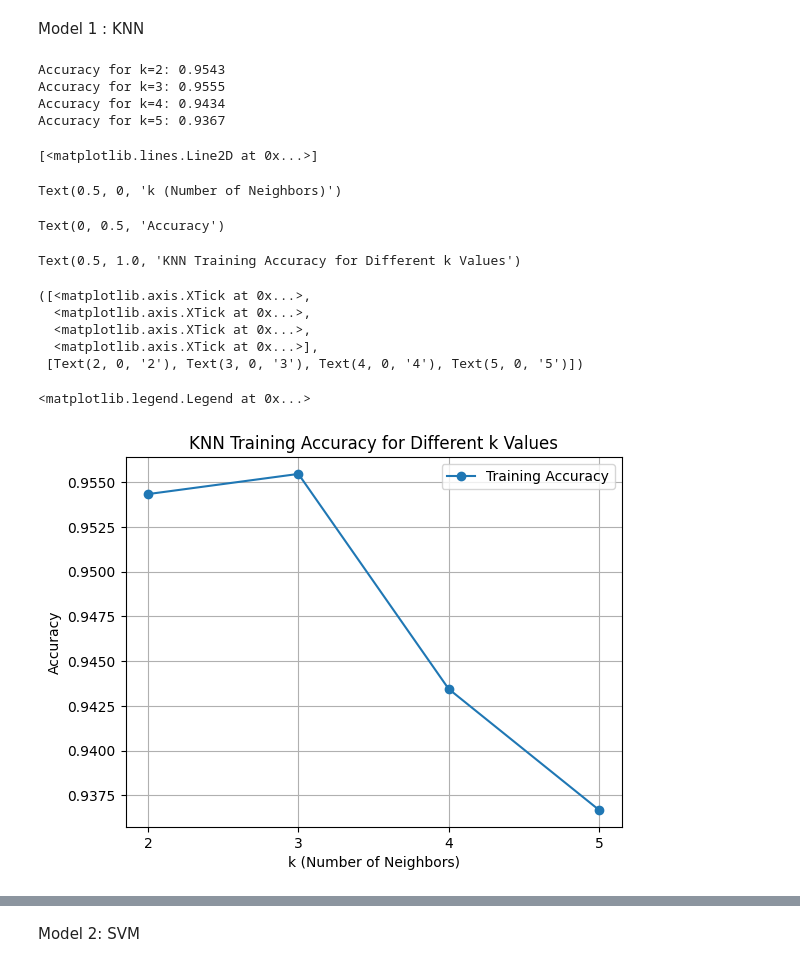
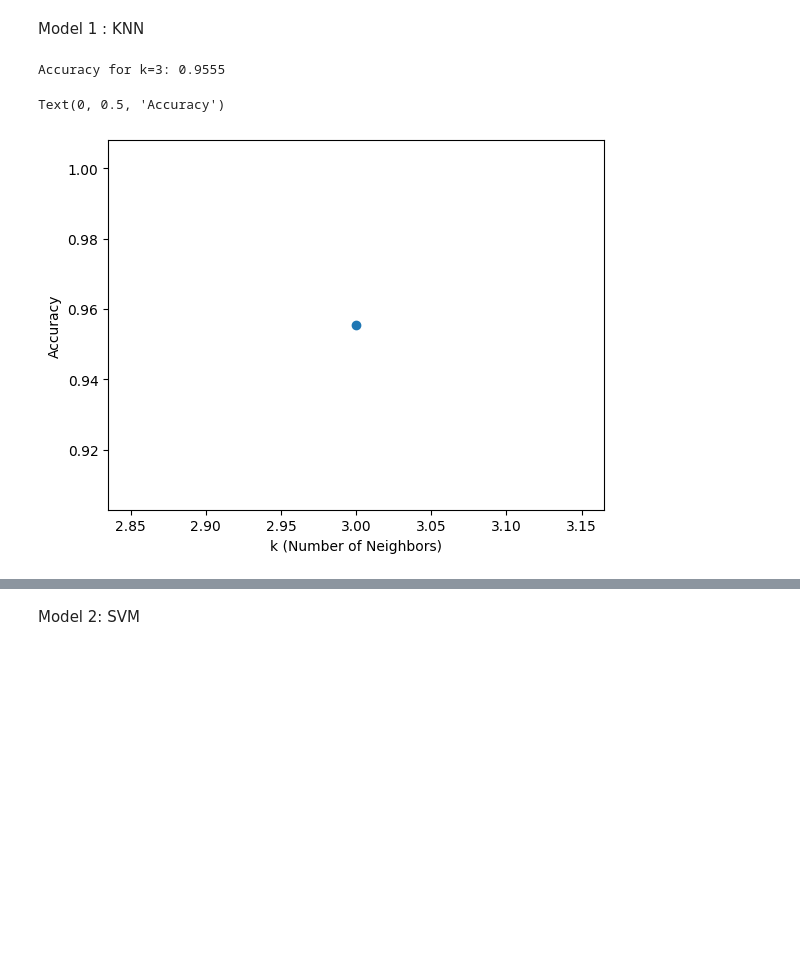
Before and after one commit to Swarnava100/BlindMan_SmartStick, a Jupyter notebook: Music_Genre_Classification.ipynb, the cells around one changed output, grey strips where cells are left out. Saved outputs shown, nothing was run; the diff lists cells and outputs as text; code cells hidden in the pictures; blank space fills up the shorter version.

```diff
--- a/Music_Genre_Classification.ipynb
+++ b/Music_Genre_Classification.ipynb
@@ -82,50 +82,33 @@ def get_k_nearest_neighbors(X_train, y_train, test_point, k):
 
 def predict_label(neighbors):
     """Predicts the label of a test point based on its k-nearest neighbors."""
     # Use bincount to find the most frequent label
     labels, counts = np.unique(neighbors, return_counts=True)
     return labels[np.argmax(counts)]
 
 def predict_all_points(X_train, y_train, X_test, k):
     """Predicts labels for all test points in X_test using KNN."""
     predictions = [predict_label(get_k_nearest_neighbors(X_train, y_train, test_point, k)) for test_point in X_test]
     return predictions
 
 # Assuming you have already loaded and preprocessed your data as X_train, y_train
 
-k_values = [2,3,4,5]
+k_values = [3]
 train_accuracies = []  # List to store training accuracies
 
 for k in k_values:
     # Calculate training accuracy
     train_predictions = predict_all_points(X_train, y_train, X_train, k)  # Use X_train for training predictions
     train_accuracy = np.mean(train_predictions == y_train)
     train_accuracies.append(train_accuracy)
 
     print(f"Accuracy for k={k}: {train_accuracy:.4f}")  # Print training accuracy
 
 # Plotting (only training accuracy)
 plt.plot(k_values, train_accuracies, marker='o', label="Training Accuracy")
 plt.xlabel("k (Number of Neighbors)")
 plt.ylabel("Accuracy")
-plt.title("KNN Training Accuracy for Different k Values")
-plt.xticks(k_values)
-plt.grid(True)
-plt.legend()
-plt.show()
 # %% [output]
-Accuracy for k=2: 0.9543
 Accuracy for k=3: 0.9555
-Accuracy for k=4: 0.9434
-Accuracy for k=5: 0.9367
-[<matplotlib.lines.Line2D at 0x...>]
+Text(0, 0.5, 'Accuracy')
-Text(0.5, 0, 'k (Number of Neighbors)')
-Text(0, 0.5, 'Accuracy')
-Text(0.5, 1.0, 'KNN Training Accuracy for Different k Values')
-([<matplotlib.axis.XTick at 0x...>,
-  <matplotlib.axis.XTick at 0x...>,
-  <matplotlib.axis.XTick at 0x...>,
-  <matplotlib.axis.XTick at 0x...>],
- [Text(2, 0, '2'), Text(3, 0, '3'), Text(4, 0, '4'), Text(5, 0, '5')])
-<matplotlib.legend.Legend at 0x...>
-[figure, old version]
+[figure, new version]
```
Also changed, not shown: parts of 7 cells of this notebook.
